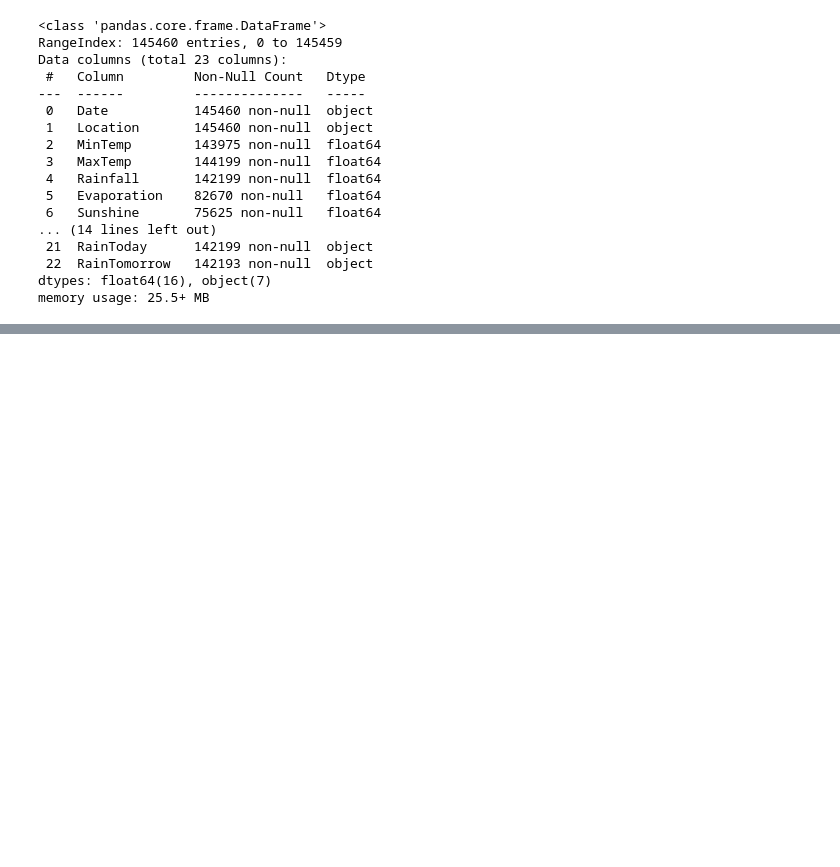
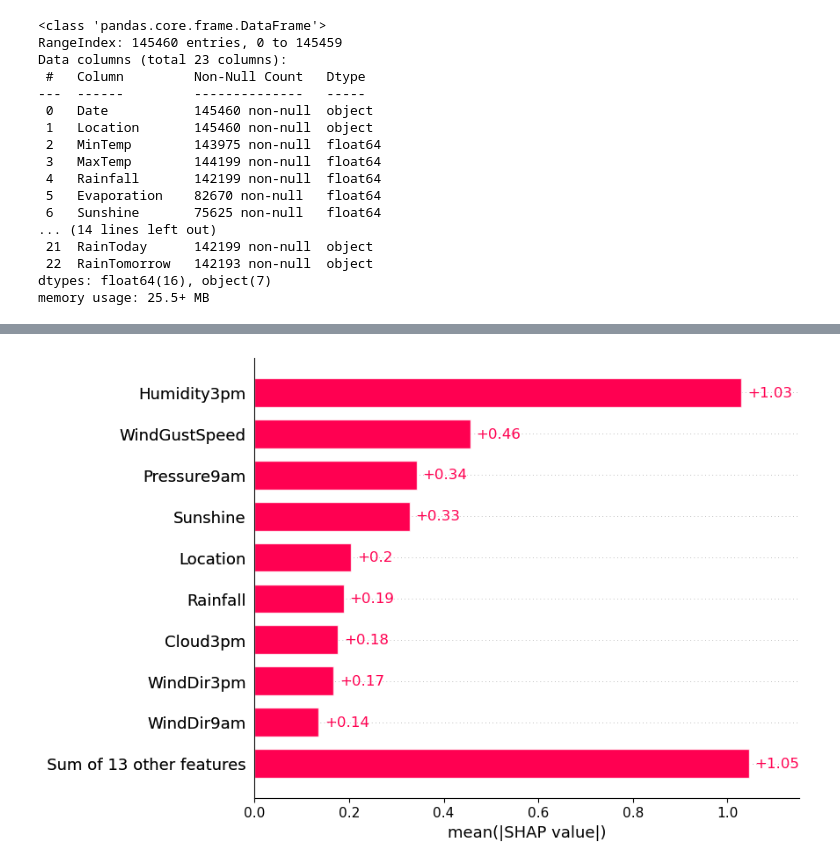
Before and after one commit to kateqwerty001/AutoML-Project2, a Jupyter notebook: just_notebook_to_check_functions.ipynb, the cells around one changed output, grey strips where cells are left out. Saved outputs shown, nothing was run; the diff lists cells and outputs as text; code cells hidden in the pictures; blank space fills up the shorter version.

```diff
--- a/just_notebook_to_check_functions.ipynb
+++ b/just_notebook_to_check_functions.ipynb
@@ -110,0 +144,11 @@ weighted avg       0.86      0.86      0.85     29087
+# %%
+import shap
+
+sampled_X_train = X_train.sample(1000)
+explainer = shap.Explainer(model)
+
+shap_values = explainer(sampled_X_train)
+
+shap.plots.bar(shap_values)
+# %% [output]
+[figure, added]
```
Also changed, not shown: parts of 10 cells of this notebook, 6 other files.
